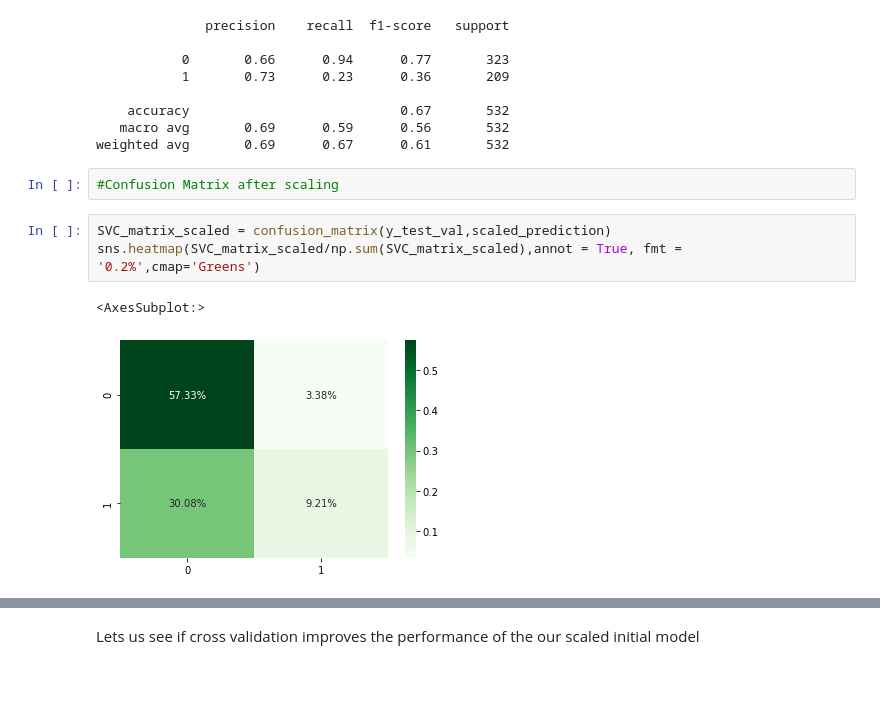
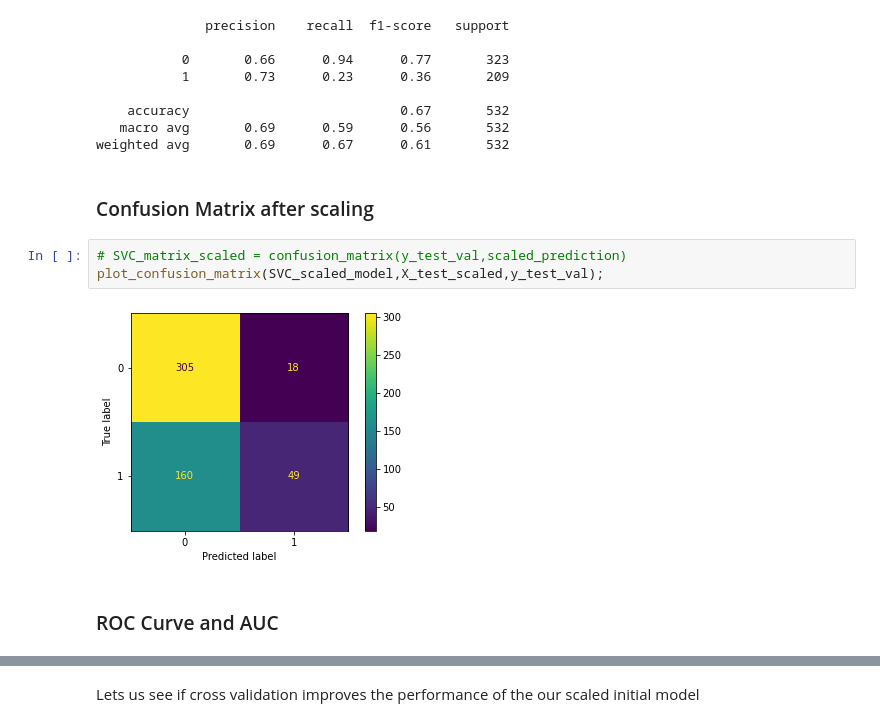
Before and after one commit to gtharun04/Water-Potability, a Jupyter notebook: NN Coursework/Water Quality Prediction.ipynb, the cells around one changed output, grey strips where cells are left out. Drawn from its saved outputs; the diff is of its cells as text; blank space fills up the shorter version.

```diff
--- a/NN Coursework/Water Quality Prediction.ipynb
+++ b/NN Coursework/Water Quality Prediction.ipynb
@@ -338,12 +356,13 @@ print(classification_report(y_test_val,scaled_prediction, zero_division = True))
     accuracy                           0.67       532
    macro avg       0.69      0.59      0.56       532
 weighted avg       0.69      0.67      0.61       532
-# %%
-#Confusion Matrix after scaling
-# %%
-SVC_matrix_scaled = confusion_matrix(y_test_val,scaled_prediction)
-sns.heatmap(SVC_matrix_scaled/np.sum(SVC_matrix_scaled),annot = True, fmt = '0.2%',cmap='Greens')
-# %% [output]
-<AxesSubplot:>
-[figure, removed]
+# %% [markdown]
+### Confusion Matrix after scaling
+# %%
+# SVC_matrix_scaled = confusion_matrix(y_test_val,scaled_prediction)
+plot_confusion_matrix(SVC_scaled_model,X_test_scaled,y_test_val);
+# %% [output]
+[figure, added]
+# %% [markdown]
+### ROC Curve and AUC
 # %%
```
Also changed, not shown: parts of 147 cells of this notebook.
